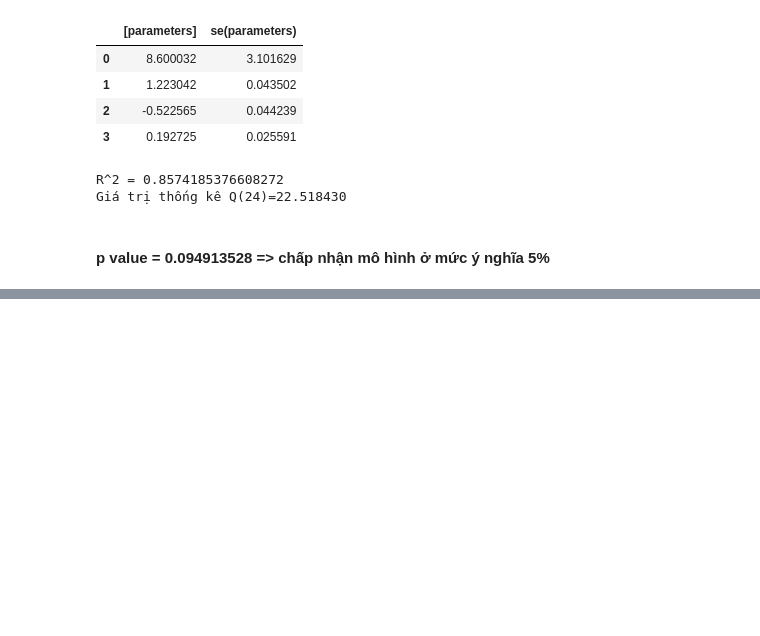
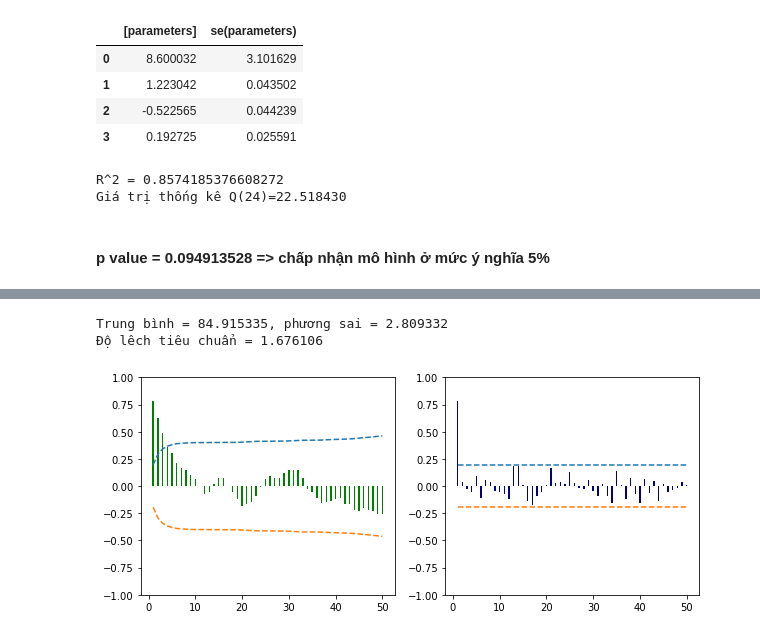
Before and after one commit to tranquocthien/Time-series-analysis, a Jupyter notebook: 3.mo-hinh-ARMA.ipynb, the cells around one changed output, grey strips where cells are left out. Cells and saved outputs as stored; diff of their text form; code cells hidden in the pictures; blank space fills up the shorter version.

```diff
--- a/3.mo-hinh-ARMA.ipynb
+++ b/3.mo-hinh-ARMA.ipynb
@@ -755,0 +808,36 @@ from scipy.optimize import f
+# %%
+# Tính trung bình, phương sai, độ lệch tiêu chuẩn
+y= viscosity['Reading'].values
+T = len(y)
+ytb = y.mean()
+var_yt = np.sum((y-ytb)**2)/T
+s_y = np.sqrt(var_yt)
+print("Trung bình = %f, phương sai = %f" %(ytb, var_yt))
+print("Độ lêch tiêu chuẩn = %f" %(s_y))
+
+# Tính ACF: rk và se(rk) (sai số tiêu chuẩn)
+K = 50
+ACF, se_ACF = sACF(y,K)
+
+# Tính PACF: Pkk và se(pkk) (sai số tiêu chuẩn)
+PACF, se_PACF = sPACF(y,K)
+
+# Vẽ đồ thị
+fig,ax = plt.subplots(1,2,figsize = (10,4))
+x = np.arange(1,K+1)
+ax[0].bar(x, ACF, color='green', width = 0.3, label='ACF')
+ax[0].plot(x, 1.96*se_ACF, linestyle='dashed')
+ax[0].plot(x, -1.96*se_ACF, linestyle='dashed')
+ax[0].set_ylim([-1, 1])
+
+
+ax[1].bar(x, PACF, color='navy', width = 0.3, label='PACF')
+ax[1].plot(x, 1.96*se_PACF, linestyle='dashed')
+ax[1].plot(x, -1.96*se_PACF, linestyle='dashed')
+ax[1].set_ylim([-1, 1])
+
+plt.show()
+# %% [output]
+Trung bình = 84.915335, phương sai = 2.809332
+Độ lêch tiêu chuẩn = 1.676106
+[figure, added]
```
Also changed, not shown: parts of 18 cells of this notebook.
